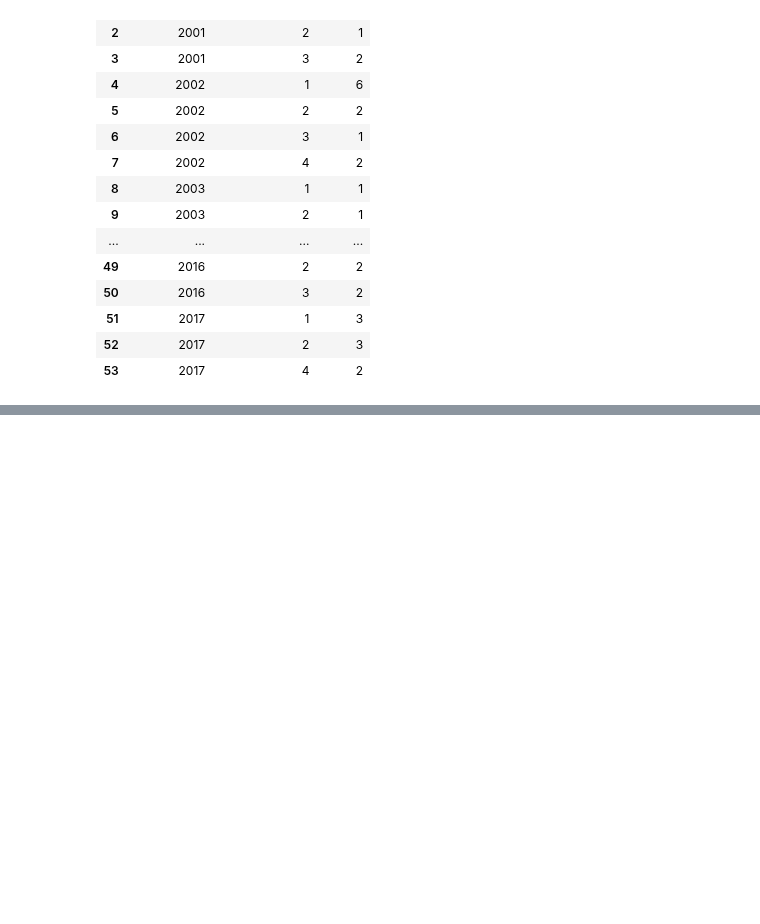
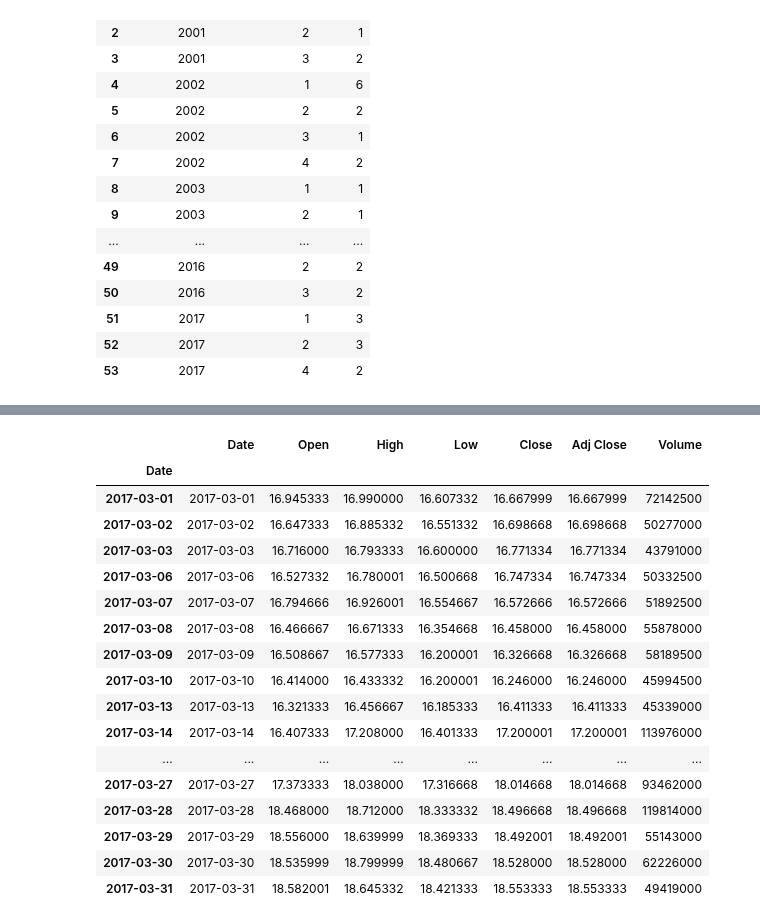
Before and after one commit to layla-focalors/pandas_learning, a Jupyter notebook: Learning_Final_Exam/Layla.ipynb, the cells around one changed output, grey strips where cells are left out. Saved outputs shown, nothing was run; the diff lists cells and outputs as text; code cells hidden in the pictures; blank space fills up the shorter version.

Commit message:
add tesla stock data update

```diff
--- a/Learning_Final_Exam/Layla.ipynb
+++ b/Learning_Final_Exam/Layla.ipynb
@@ -1504,3 +1504,6 @@ cp
 | 51 | 2017 | 1 | 3 |
 | 52 | 2017 | 2 | 3 |
 | 53 | 2017 | 4 | 2 |
+# %%
+df = pd.read_csv('../data/tesla_stock_quandle.csv', parse_dates=[0])
+df.info()
@@ -1506,0 +1545,3 @@ cp
+# %%
+df.index = df['Date']
+df
@@ -1506,0 +1573,21 @@ cp
+# %%
+df['2017-03']
+# %% [output]
+|  | Date | Open | High | Low | Close | Adj Close | Volume |
+| Date |  |  |  |  |  |  |  |
+| 2017-03-01 | 2017-03-01 | 16.945333 | 16.990000 | 16.607332 | 16.667999 | 16.667999 | 72142500 |
+| 2017-03-02 | 2017-03-02 | 16.647333 | 16.885332 | 16.551332 | 16.698668 | 16.698668 | 50277000 |
+| 2017-03-03 | 2017-03-03 | 16.716000 | 16.793333 | 16.600000 | 16.771334 | 16.771334 | 43791000 |
+| 2017-03-06 | 2017-03-06 | 16.527332 | 16.780001 | 16.500668 | 16.747334 | 16.747334 | 50332500 |
+| 2017-03-07 | 2017-03-07 | 16.794666 | 16.926001 | 16.554667 | 16.572666 | 16.572666 | 51892500 |
+| 2017-03-08 | 2017-03-08 | 16.466667 | 16.671333 | 16.354668 | 16.458000 | 16.458000 | 55878000 |
+| 2017-03-09 | 2017-03-09 | 16.508667 | 16.577333 | 16.200001 | 16.326668 | 16.326668 | 58189500 |
+| 2017-03-10 | 2017-03-10 | 16.414000 | 16.433332 | 16.200001 | 16.246000 | 16.246000 | 45994500 |
+| 2017-03-13 | 2017-03-13 | 16.321333 | 16.456667 | 16.185333 | 16.411333 | 16.411333 | 45339000 |
+| 2017-03-14 | 2017-03-14 | 16.407333 | 17.208000 | 16.401333 | 17.200001 | 17.200001 | 113976000 |
+| ... | ... | ... | ... | ... | ... | ... | ... |
+| 2017-03-27 | 2017-03-27 | 17.373333 | 18.038000 | 17.316668 | 18.014668 | 18.014668 | 93462000 |
+| 2017-03-28 | 2017-03-28 | 18.468000 | 18.712000 | 18.333332 | 18.496668 | 18.496668 | 119814000 |
+| 2017-03-29 | 2017-03-29 | 18.556000 | 18.639999 | 18.369333 | 18.492001 | 18.492001 | 55143000 |
+| 2017-03-30 | 2017-03-30 | 18.535999 | 18.799999 | 18.480667 | 18.528000 | 18.528000 | 62226000 |
+| 2017-03-31 | 2017-03-31 | 18.582001 | 18.645332 | 18.421333 | 18.553333 | 18.553333 | 49419000 |
```
Also changed, not shown: parts of 9 cells of this notebook.
